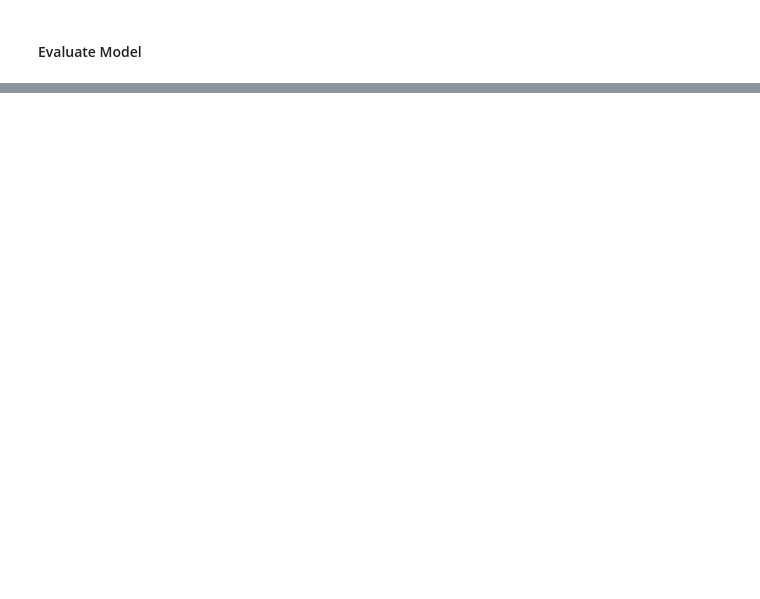
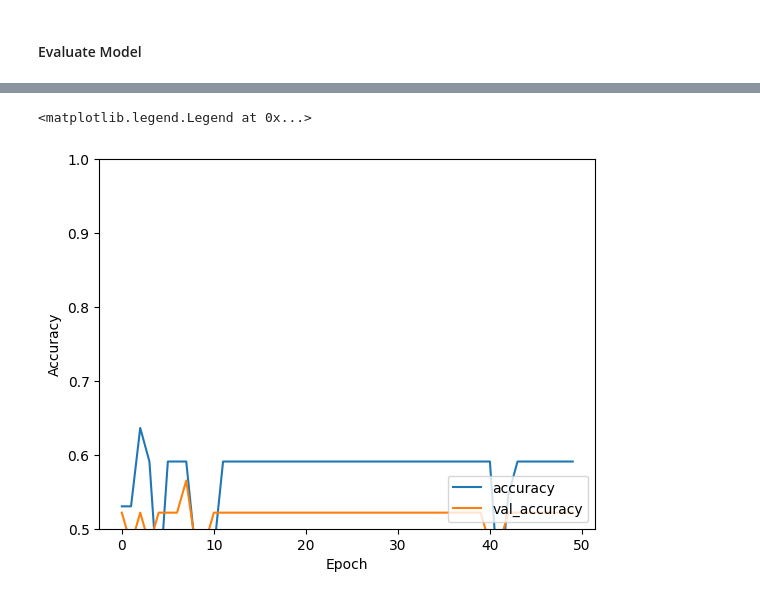
Before and after one commit to mcrooks83/osteosense_vag, a Jupyter notebook: notebooks/Spectogram_CNN/cnn.ipynb, the cells around one changed output, grey strips where cells are left out. Cells and saved outputs as stored; diff of their text form; code cells hidden in the pictures; blank space fills up the shorter version.

Commit message:
train and test data and view data

```diff
--- a/notebooks/Spectogram_CNN/cnn.ipynb
+++ b/notebooks/Spectogram_CNN/cnn.ipynb
@@ -72,0 +79,14 @@ Shape of X: (89, 129, 41, 1)
+# %%
+# train and test data?
+from sklearn.model_selection import train_test_split
+
+# Assuming X is your feature data and y is your label data
+
+# Split the data: 80% for training, 20% for testing
+X_train, X_test, y_train, y_test = train_test_split(X, y, random_state=42)
+
+# Check the shapes of the splits
+print("X_train shape:", X_train.shape)
+print("X_test shape:", X_test.shape)
+print("y_train shape:", y_train.shape)
+print("y_test shape:", y_test.shape)
@@ -118,13 +149,16 @@ def generate_model(activation):
     print(a[1])
     model = Sequential([
         Conv2D(32, (3, 3), activation='relu', ), # no input_shape=(129,41,1)
-        MaxPooling2D(pool_size=2, strides=1),
+        MaxPooling2D(pool_size=2, strides=2),
 
         Conv2D(64, (3, 3), activation='relu', ), # no input_shape=(129,41,1)
-        MaxPooling2D(pool_size=2, strides=1),
+        MaxPooling2D(pool_size=2, strides=2),
+
+        Conv2D(128, (3, 3), activation='relu', ), # no input_shape=(129,41,1)
+        MaxPooling2D(pool_size=2, strides=2),
 
         Flatten(),
-        Dense(1024, activation='relu'),
+        Dense(256, activation='relu'),
         Dense(a[0], activation=a[1])
 
     ])
@@ -143,8 +177,9 @@ softmax
 # %%
 # Train the model
 if(activation == "softmax"):
-    y = to_categorical(y, num_classes=2)  # Convert to one-hot encoding
+    y_train = to_categorical(y_train, num_classes=2)  # Convert to one-hot encoding
+    y_test = to_categorical(y_test, num_classes=2)  # Convert to one-hot encoding
 
-history = model.fit(X, y, epochs=50, batch_size=32, validation_split=0.2)
+history = model.fit(X_train, y_train, epochs=50,  validation_data=(X_test, y_test))
 # %% [output]
 Epoch 1/50
@@ -174,0 +212,11 @@ Loss: 0.6824779510498047, Accuracy: 0.5730336904525757
+# %%
+# plot the results
+plt.plot(history.history['accuracy'], label='accuracy')
+plt.plot(history.history['val_accuracy'], label = 'val_accuracy')
+plt.xlabel('Epoch')
+plt.ylabel('Accuracy')
+plt.ylim([0.5, 1])
+plt.legend(loc='lower right')
+# %% [output]
+<matplotlib.legend.Legend at 0x...>
+[figure, added]
```
Also changed, not shown: parts of 7 cells of this notebook, 1 other file.
